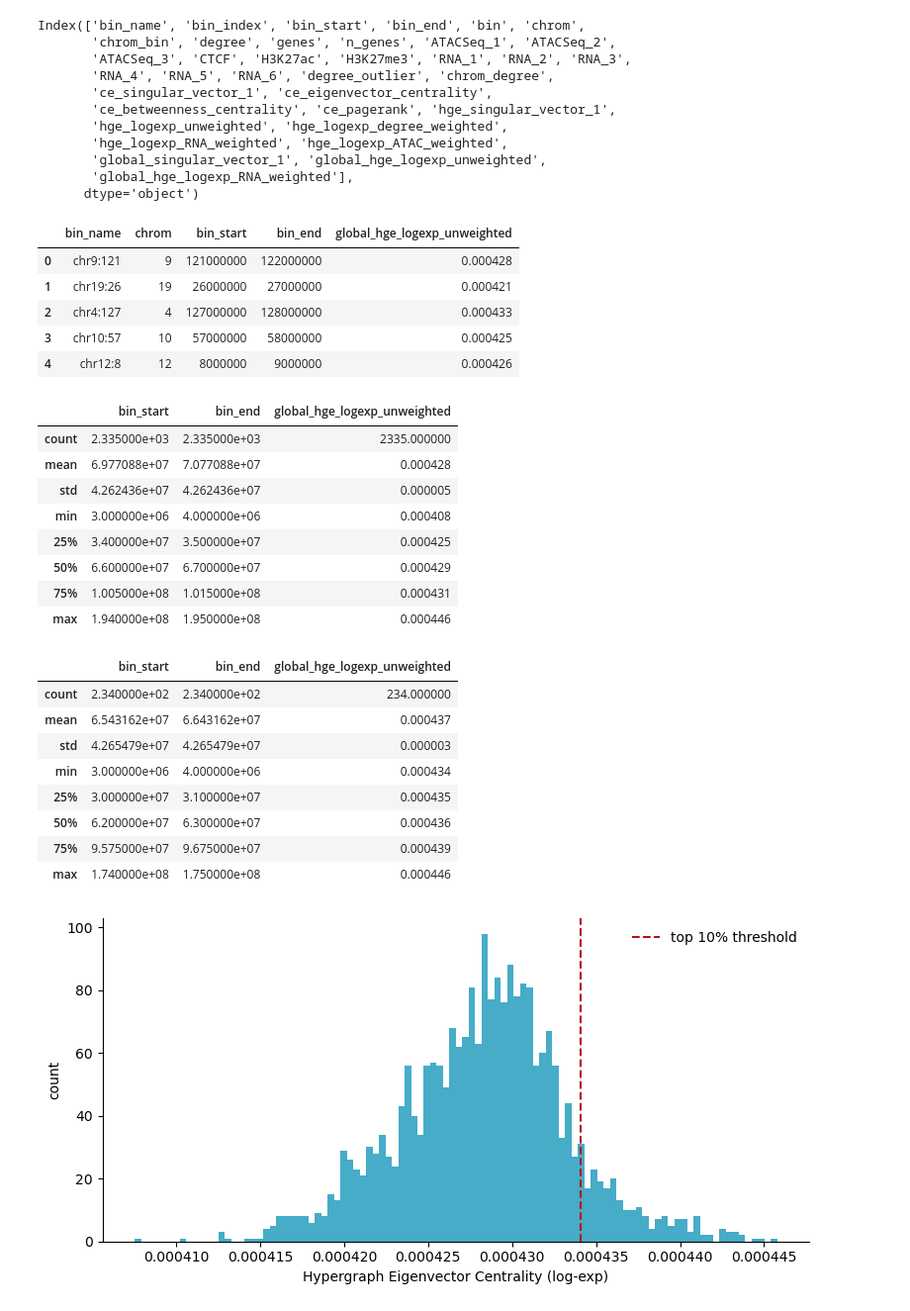
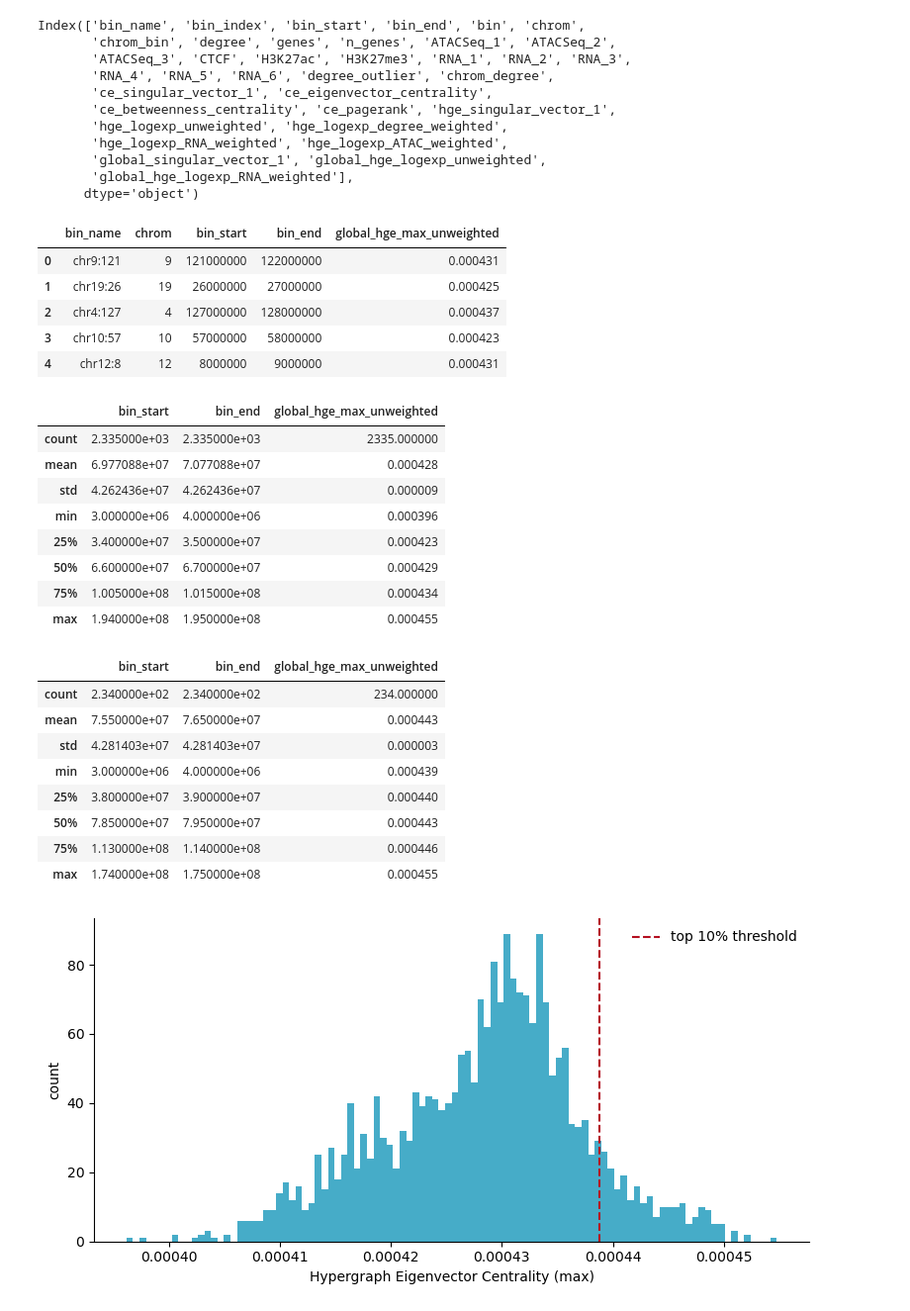
Before and after one commit to sgolts/sc_pore_c, a Jupyter notebook: notebooks/core/genome_centrality.ipynb, the cells around one changed output. Shown at 99% size. Cells and saved outputs as stored; diff of their text form; code cells hidden in the pictures.

```diff
--- a/notebooks/core/genome_centrality.ipynb
+++ b/notebooks/core/genome_centrality.ipynb
@@ -103,7 +111,7 @@ filtered shape = (2335, 2039865)
 # centrality
 node_scores, edge_scores = central.hevc(
     H,
-    function='log-exp',   # 'linear', 'log-exp', or 'max'
+    function='max',   # 'linear', 'log-exp', or 'max'
     maxiter=1000,
     tol=1e-6,
     verbose=True
@@ -205,15 +213,15 @@ node_df = pd.DataFrame({
     "chrom":                        adata.obs["chrom"].iloc[obs_idx].values,
     "bin_start":                    adata.obs["bin_start"].iloc[obs_idx].values,
     "bin_end":                      adata.obs["bin_end"].iloc[obs_idx].values,
-    "global_hge_logexp_unweighted": node_scores,
+    "global_hge_max_unweighted": node_scores,
 })
 # %%
 node_df.head()
 # %% [output]
-|  | bin_name | chrom | bin_start | bin_end | global_hge_logexp_unweighted |
-| 0 | chr9:121 | 9 | 121000000 | 122000000 | 0.000428 |
-| 1 | chr19:26 | 19 | 26000000 | 27000000 | 0.000421 |
-| 2 | chr4:127 | 4 | 127000000 | 128000000 | 0.000433 |
-| 3 | chr10:57 | 10 | 57000000 | 58000000 | 0.000425 |
-| 4 | chr12:8 | 12 | 8000000 | 9000000 | 0.000426 |
+|  | bin_name | chrom | bin_start | bin_end | global_hge_max_unweighted |
+| 0 | chr9:121 | 9 | 121000000 | 122000000 | 0.000431 |
+| 1 | chr19:26 | 19 | 26000000 | 27000000 | 0.000425 |
+| 2 | chr4:127 | 4 | 127000000 | 128000000 | 0.000437 |
+| 3 | chr10:57 | 10 | 57000000 | 58000000 | 0.000423 |
+| 4 | chr12:8 | 12 | 8000000 | 9000000 | 0.000431 |
 # %%
@@ -221,13 +229,13 @@ node_df.to_csv("/nfs/turbo/umms-indikar/shared/projects/poreC/pipeline_outputs/h
 # %%
 node_df.describe()
 # %% [output]
-|  | bin_start | bin_end | global_hge_logexp_unweighted |
+|  | bin_start | bin_end | global_hge_max_unweighted |
 | count | 2.335000e+03 | 2.335000e+03 | 2335.000000 |
 | mean | 6.977088e+07 | 7.077088e+07 | 0.000428 |
-| std | 4.262436e+07 | 4.262436e+07 | 0.000005 |
-| min | 3.000000e+06 | 4.000000e+06 | 0.000408 |
-| 25% | 3.400000e+07 | 3.500000e+07 | 0.000425 |
+| std | 4.262436e+07 | 4.262436e+07 | 0.000009 |
+| min | 3.000000e+06 | 4.000000e+06 | 0.000396 |
+| 25% | 3.400000e+07 | 3.500000e+07 | 0.000423 |
 | 50% | 6.600000e+07 | 6.700000e+07 | 0.000429 |
-| 75% | 1.005000e+08 | 1.015000e+08 | 0.000431 |
-| max | 1.940000e+08 | 1.950000e+08 | 0.000446 |
+| 75% | 1.005000e+08 | 1.015000e+08 | 0.000434 |
+| max | 1.940000e+08 | 1.950000e+08 | 0.000455 |
 # %%
@@ -236,29 +244,29 @@ top_25_percent_df = node_df[node_df['global_hge_logexp_unweighted'] >= threshold
 # %%
-top_25_percent_df.describe()
+top_10_percent_df.describe()
 # %% [output]
-|  | bin_start | bin_end | global_hge_logexp_unweighted |
+|  | bin_start | bin_end | global_hge_max_unweighted |
 | count | 2.340000e+02 | 2.340000e+02 | 234.000000 |
-| mean | 6.543162e+07 | 6.643162e+07 | 0.000437 |
-| std | 4.265479e+07 | 4.265479e+07 | 0.000003 |
-| min | 3.000000e+06 | 4.000000e+06 | 0.000434 |
-| 25% | 3.000000e+07 | 3.100000e+07 | 0.000435 |
-| 50% | 6.200000e+07 | 6.300000e+07 | 0.000436 |
-| 75% | 9.575000e+07 | 9.675000e+07 | 0.000439 |
-| max | 1.740000e+08 | 1.750000e+08 | 0.000446 |
+| mean | 7.550000e+07 | 7.650000e+07 | 0.000443 |
+| std | 4.281403e+07 | 4.281403e+07 | 0.000003 |
+| min | 3.000000e+06 | 4.000000e+06 | 0.000439 |
+| 25% | 3.800000e+07 | 3.900000e+07 | 0.000440 |
+| 50% | 7.850000e+07 | 7.950000e+07 | 0.000443 |
+| 75% | 1.130000e+08 | 1.140000e+08 | 0.000446 |
+| max | 1.740000e+08 | 1.750000e+08 | 0.000455 |
 # %%
 import matplotlib.pyplot as plt
 
-p25 = node_df["global_hge_logexp_unweighted"].quantile(0.90)
+p25 = node_df["global_hge_max_unweighted"].quantile(0.90)
 
 fig, ax = plt.subplots(figsize=(8, 4))
-ax.hist(node_df["global_hge_logexp_unweighted"], bins=100, color="#46ACC8", edgecolor="none")
+ax.hist(node_df["global_hge_max_unweighted"], bins=100, color="#46ACC8", edgecolor="none")
 ax.axvline(p25, color="#B40F20", linestyle="--", label=f"top 10% threshold")
-ax.set_xlabel("Hypergraph Eigenvector Centrality (log-exp)")
+ax.set_xlabel("Hypergraph Eigenvector Centrality (max)")
 ax.set_ylabel("count")
 #ax.set_title("Distribution of Node Centrality Scores")
 ax.legend(frameon=False)
 sns.despine(top=True)
 plt.tight_layout()
 plt.show()
 # %% [output]
-[figure, old version]
+[figure, new version]
```
Also changed, not shown: parts of 7 cells of this notebook, 1 other file.
